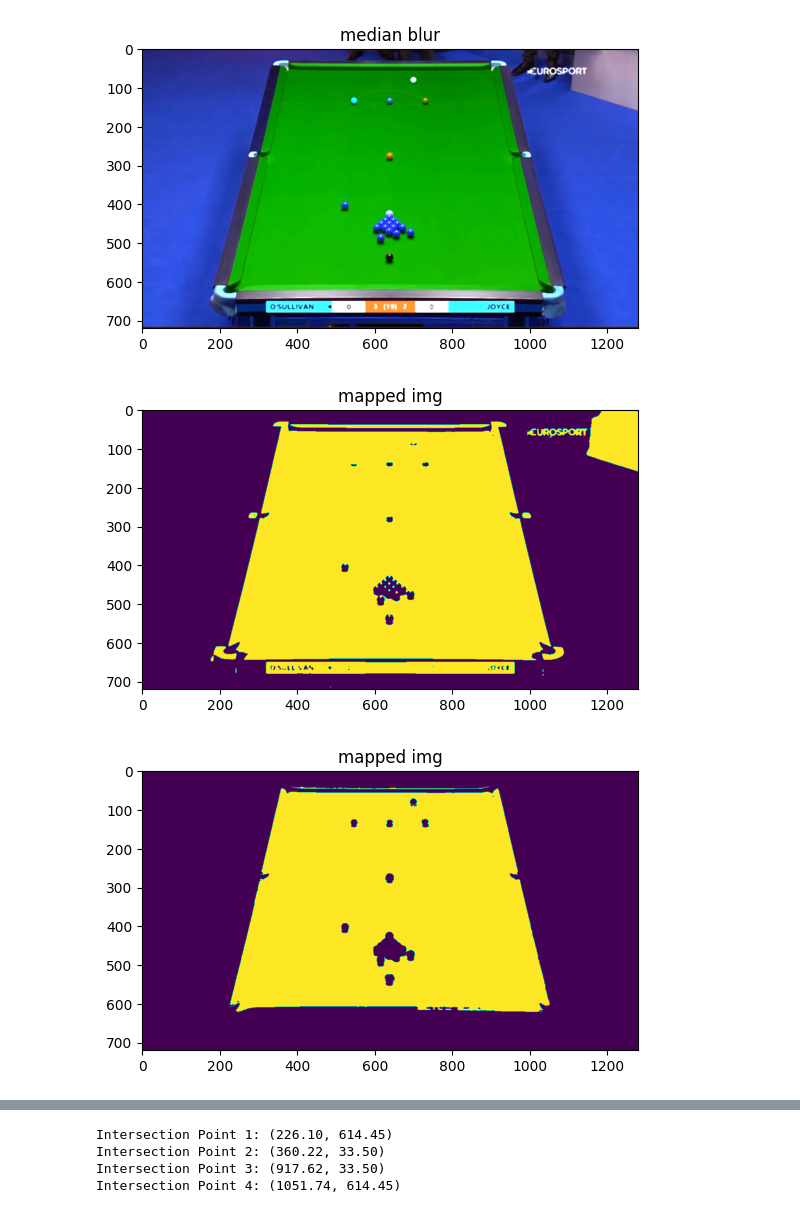
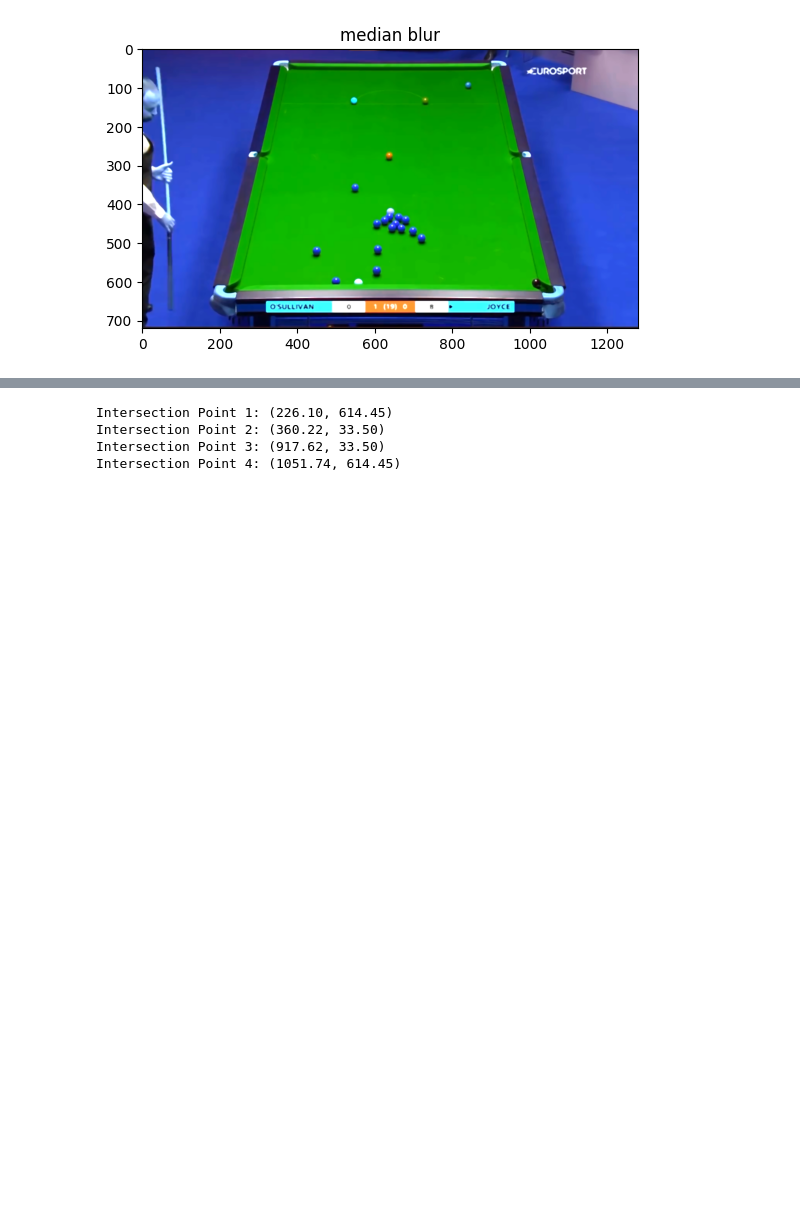
Before and after one commit to SamuelCorecco/Computer_Vision_Project, a Jupyter notebook: Task2.ipynb, the cells around one changed output, grey strips where cells are left out. Drawn from its saved outputs; the diff is of its cells as text; code cells hidden in the pictures; blank space fills up the shorter version.

```diff
--- a/Task2.ipynb
+++ b/Task2.ipynb
@@ -1,74 +6,30 @@
 # %%
-import cv2
-import numpy as np
-import matplotlib.pyplot as plt
-cv2.destroyAllWindows()
-image_path = 'test_image.PNG'
+image_path = 'reference_frame.png'
 
 image = cv2.imread(image_path)
 
 # make all color more pure and more contrast
 # This make more clear edges
 
 def custom_median_blur(image, kernel_size):
     padded_image = np.pad(image, ((kernel_size//2, kernel_size//2), (kernel_size//2, kernel_size//2), (0, 0)), mode='reflect')
     result = np.zeros_like(image)
     for i in range(image.shape[0]):
         for j in range(image.shape[1]):
             for k in range(image.shape[2]):
                 result[i, j, k] = np.median(padded_image[i:i+kernel_size, j:j+kernel_size, k])
     return result
 
 def custom_convert_scale_abs(image, alpha, beta):
     result = alpha * image + beta
     result = np.clip(result, 0, 255).astype(np.uint8)
     return result
 
 image = custom_median_blur(image, 5)
 image = custom_convert_scale_abs(image, 1.5, 0)
 
 plt.imshow(image)
 plt.title('median blur')
 plt.show()
-
-# now map to gray scale but only with 2 colors
-# more blue more black more green more white
-def map_to_gray(image):
-    avg_color = np.mean(image, axis=(0, 1))
-    threshold = avg_color[1]
-    gray_mapped = np.where(image[..., 1] > threshold, 255, 0)
-    return gray_mapped.astype(np.uint8)
-
-# map to gray in proportion to the green channel, more green more white
-def map_to_gray2(image):
-    # Compute the average value for each color channel
-    avg_red = np.mean(image[:, :, 0])
-    avg_green = np.mean(image[:, :, 1])
-    avg_blue = np.mean(image[:, :, 2])
-
-    # Create a mask where green is higher than average and red and blue are below their averages
-    mask = (image[:, :, 1] > avg_green) & (image[:, :, 0] < avg_red) & (image[:, :, 2] < avg_blue)
-
-    # Apply the mask to set selected pixels to white, others to black
-    gray_mapped = np.where(mask, 255, 0)
-
-    # Return the resulting image
-    return gray_mapped.astype(np.uint8)
-
-
-image_2 = image.copy()
-image_2 = map_to_gray(image_2)
-
-plt.imshow(image_2)
-plt.title('mapped img')
-plt.show()
-
-
-image = map_to_gray2(image)
-plt.imshow(image)
-plt.title('mapped img')
-plt.show()
 # %% [output]
-[figure, old version]
+[figure, new version]
-[figure, removed]
-[figure, removed]
```
Also changed, not shown: parts of 3 cells of this notebook, 1 other file.
